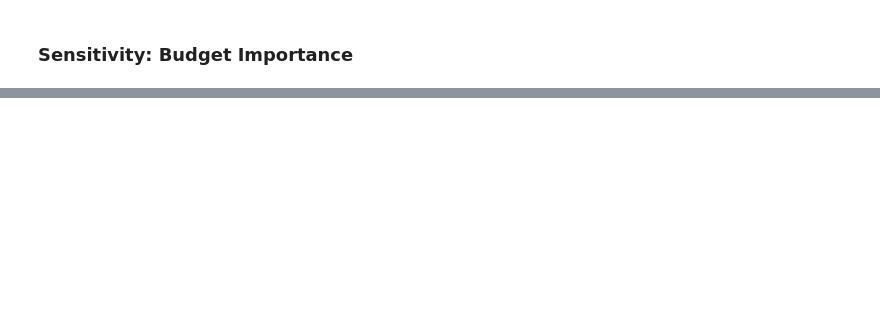
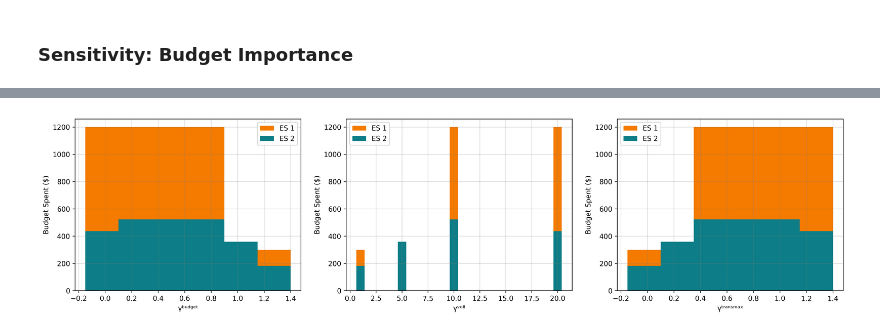
Before and after one commit to FarzaneEzzati/RCMG-PlanningOperation, a Jupyter notebook: Visualizations/Graphs.ipynb, the cells around one changed output, grey strips where cells are left out. Cells and saved outputs as stored; diff of their text form; code cells hidden in the pictures; blank space fills up the shorter version.

```diff
--- a/Visualizations/Graphs.ipynb
+++ b/Visualizations/Graphs.ipynb
@@ -48,0 +104,28 @@ plt.savefig('../IMG/Sensitivity-Budget.jpg', bbox_inches='tight')
+# %%
+def Sensitivity_kW(tables, params=None):
+    plt.figure(figsize=(20, 4.5), dpi=300)
+    for i in range(3):
+        plt.subplot(1, 3, i+1)
+        plt.bar(tables[i]['x_range'][0], tables[i]['ES'][0], color=c[0], label='ES 1')
+        plt.bar(tables[i]['x_range'][0], tables[i]['ES'][1], color=c[1], label='ES 2')
+        plt.xlabel(f'{gamma_symbol}{superscript_text(params[i])}')
+        plt.ylabel('Budget Spent ($)')
+        plt.grid(True, which='both', color=c[-1], alpha=0.3)
+        plt.legend()
+    plt.savefig('../IMG/Sensitivity_kW.jpg', bbox_inches='tight')
+# %%
+bt = {'x_range': [[0.25, 0.5, 0.75, 1], [0.25, 0.5, 0.75, 1]],
+                  'ES': [table[bm][f'ES{i}'].values[::-1] for i in (1, 2)],
+                  'PV': [table[bm][f'PV{i}'].values[::-1] for i in (1, 2)],
+                  'DG': [table[bm][f'DG{i}'].values[::-1] for i in (1, 2)]}
+vt = {'x_range': [[1, 5, 10, 20],[1, 5, 10, 20]],
+                  'ES': [table[bm][f'ES{i}'].values for i in (1, 2)],
+                  'PV': [table[bm][f'PV{i}'].values for i in (1, 2)],
+                  'DG': [table[bm][f'DG{i}'].values for i in (1, 2)]}
+tt = {'x_range': [[0.25, 0.5, 0.75, 1], [0.25, 0.5, 0.75, 1]],
+                  'ES': [table[bm][f'ES{i}'].values for i in (1, 2)],
+                  'PV': [table[bm][f'PV{i}'].values for i in (1, 2)],
+                  'DG': [table[bm][f'DG{i}'].values for i in (1, 2)]}
+Sensitivity_kW([bt, vt, tt], ['Budget','VoLL','TransMax'])
+# %% [output]
+[figure, added]
```
Also changed, not shown: parts of 9 cells of this notebook, 4 other files.
